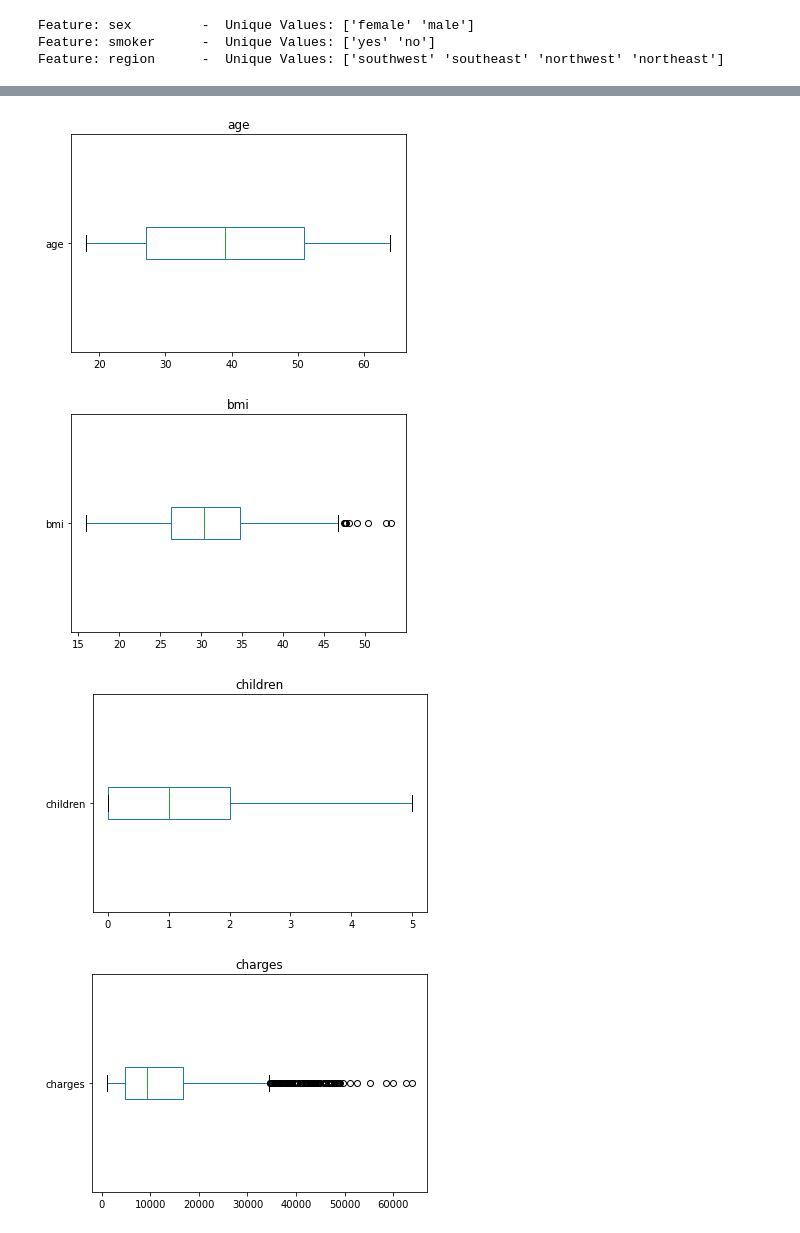
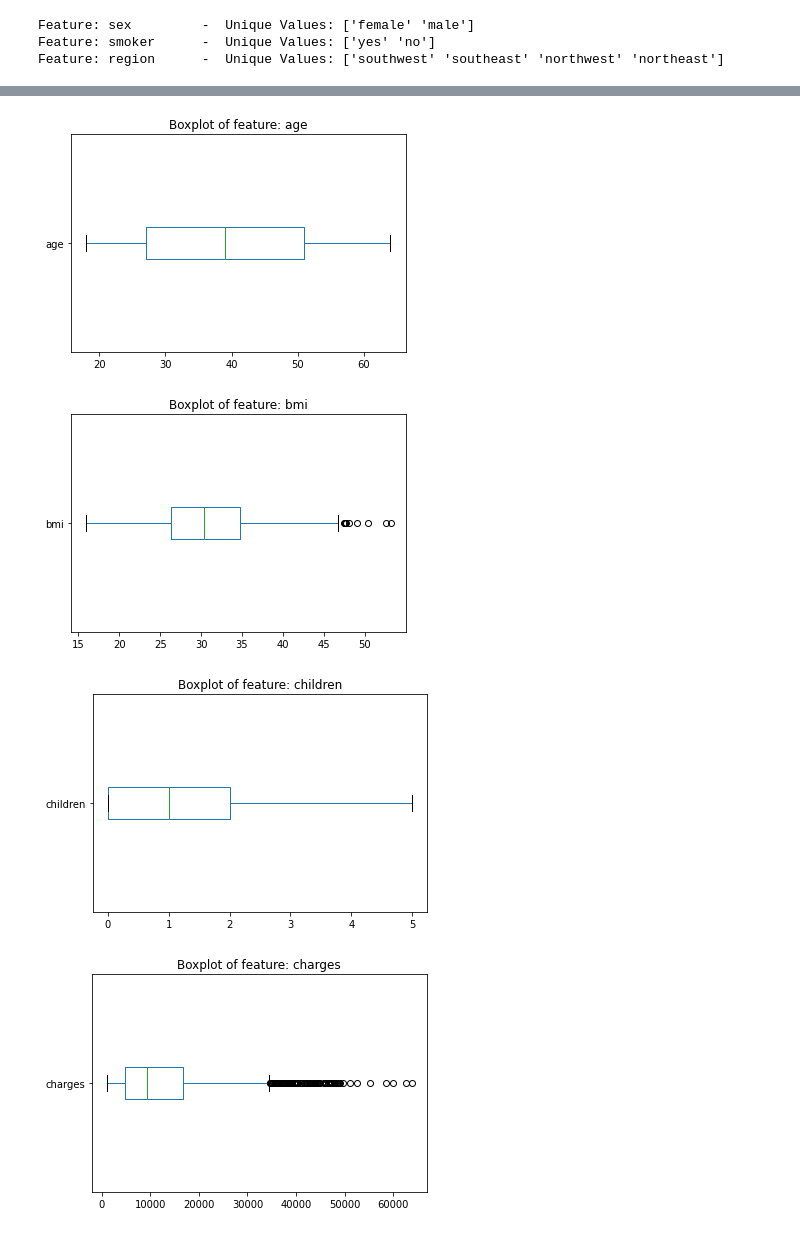
Before and after one commit to rajkumar-b/medical-cost-prediction, a Jupyter notebook: DMT - Project.ipynb, the cells around one changed output, grey strips where cells are left out. Cells and saved outputs as stored; diff of their text form; code cells hidden in the pictures.

```diff
--- a/DMT - Project.ipynb
+++ b/DMT - Project.ipynb
@@ -101,14 +141,15 @@ inp_data.hist(figsize=(10, 10));
 # %%
 # plot the range of numeric features to understand the trend and outliers
+
 for col in num_cols:
     inp_data.boxplot(column=col, grid=False, vert=False);
-    plt.title(col)
+    plt.title(f"Boxplot of feature: {col}")
     plt.show()
 # %% [output]
-[figure, old version]
+[figure, new version]
-[figure, old version]
+[figure, new version]
-[figure, old version]
+[figure, new version]
-[figure, old version]
+[figure, new version]
 # %%
 # plot the distribution of categorical features
 
```
Also changed, not shown: parts of 69 cells of this notebook.
